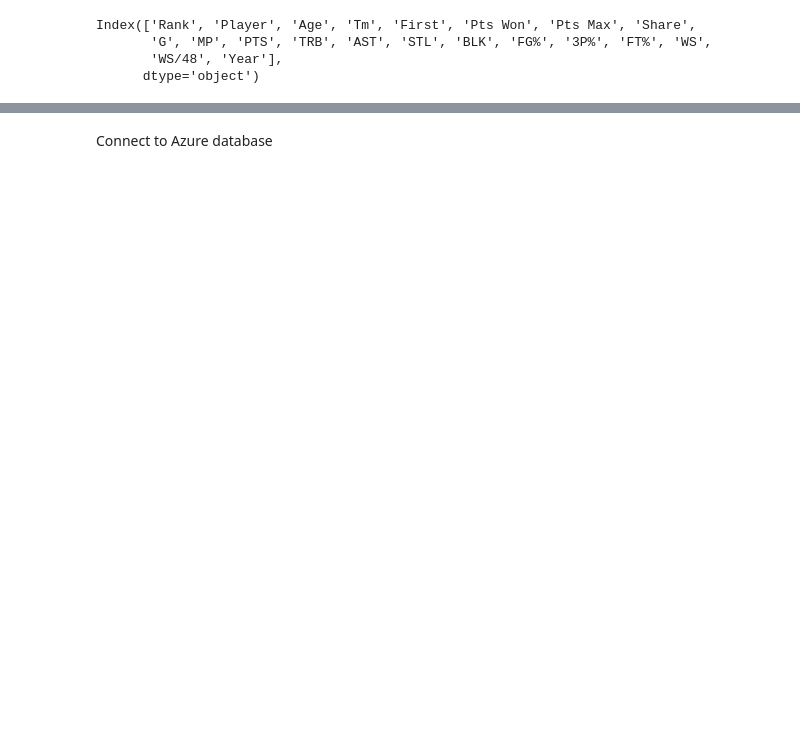
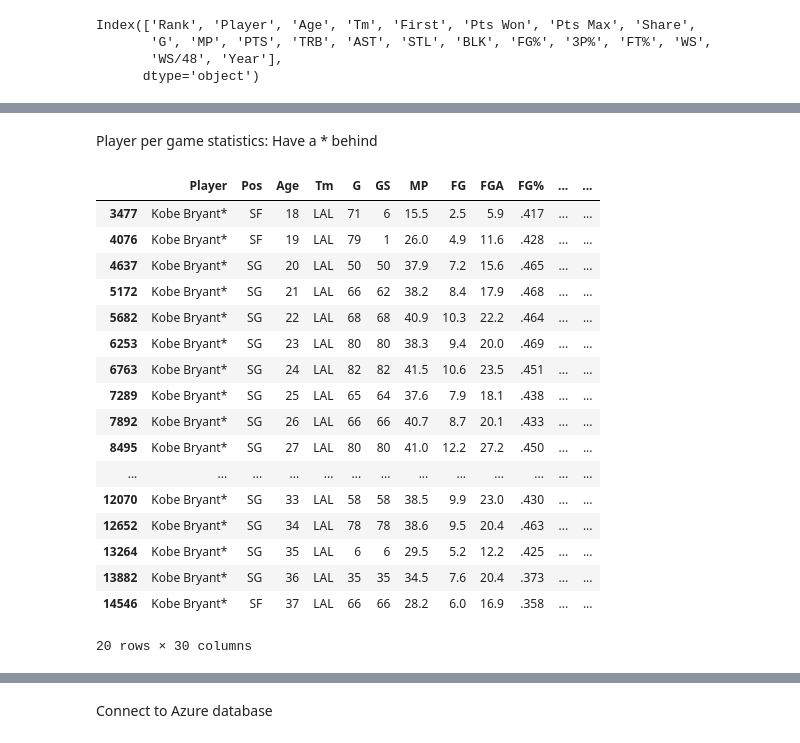
Before and after one commit to brownyu/Predicting_NBA_MVP, a Jupyter notebook: Predicting_NBA_MVP.ipynb, the cells around one changed output, grey strips where cells are left out. Cells and saved outputs as stored; diff of their text form; code cells hidden in the pictures; blank space fills up the shorter version.

```diff
--- a/Predicting_NBA_MVP.ipynb
+++ b/Predicting_NBA_MVP.ipynb
@@ -247,0 +353,23 @@ player_per_game_stats
+# %% [markdown]
+Player per game statistics: Have a * behind
+# %%
+player_per_game_stats[player_per_game_stats['Player'].str.contains("Kobe Bryant")]
+# %% [output]
+|  | Player | Pos | Age | Tm | G | GS | MP | FG | FGA | FG% | ... | ... |
+| 3477 | Kobe Bryant* | SF | 18 | LAL | 71 | 6 | 15.5 | 2.5 | 5.9 | .417 | ... | ... |
+| 4076 | Kobe Bryant* | SF | 19 | LAL | 79 | 1 | 26.0 | 4.9 | 11.6 | .428 | ... | ... |
+| 4637 | Kobe Bryant* | SG | 20 | LAL | 50 | 50 | 37.9 | 7.2 | 15.6 | .465 | ... | ... |
+| 5172 | Kobe Bryant* | SG | 21 | LAL | 66 | 62 | 38.2 | 8.4 | 17.9 | .468 | ... | ... |
+| 5682 | Kobe Bryant* | SG | 22 | LAL | 68 | 68 | 40.9 | 10.3 | 22.2 | .464 | ... | ... |
+| 6253 | Kobe Bryant* | SG | 23 | LAL | 80 | 80 | 38.3 | 9.4 | 20.0 | .469 | ... | ... |
+| 6763 | Kobe Bryant* | SG | 24 | LAL | 82 | 82 | 41.5 | 10.6 | 23.5 | .451 | ... | ... |
+| 7289 | Kobe Bryant* | SG | 25 | LAL | 65 | 64 | 37.6 | 7.9 | 18.1 | .438 | ... | ... |
+| 7892 | Kobe Bryant* | SG | 26 | LAL | 66 | 66 | 40.7 | 8.7 | 20.1 | .433 | ... | ... |
+| 8495 | Kobe Bryant* | SG | 27 | LAL | 80 | 80 | 41.0 | 12.2 | 27.2 | .450 | ... | ... |
+| ... | ... | ... | ... | ... | ... | ... | ... | ... | ... | ... | ... | ... |
+| 12070 | Kobe Bryant* | SG | 33 | LAL | 58 | 58 | 38.5 | 9.9 | 23.0 | .430 | ... | ... |
+| 12652 | Kobe Bryant* | SG | 34 | LAL | 78 | 78 | 38.6 | 9.5 | 20.4 | .463 | ... | ... |
+| 13264 | Kobe Bryant* | SG | 35 | LAL | 6 | 6 | 29.5 | 5.2 | 12.2 | .425 | ... | ... |
+| 13882 | Kobe Bryant* | SG | 36 | LAL | 35 | 35 | 34.5 | 7.6 | 20.4 | .373 | ... | ... |
+| 14546 | Kobe Bryant* | SF | 37 | LAL | 66 | 66 | 28.2 | 6.0 | 16.9 | .358 | ... | ... |
+20 rows × 30 columns
```
Also changed, not shown: parts of 62 cells of this notebook.
